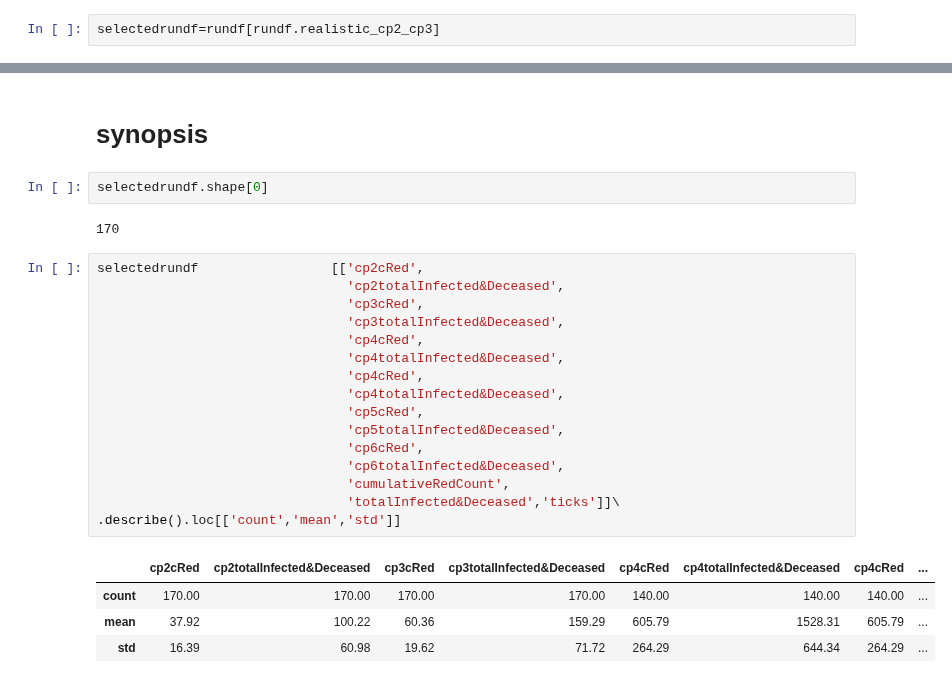
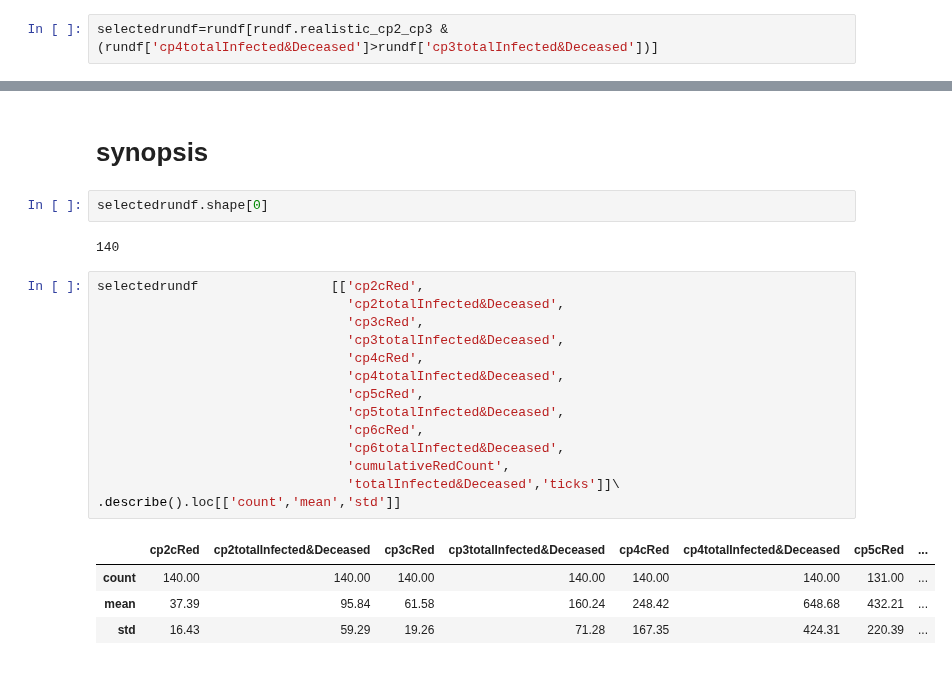
Before and after one commit to terna/readSIsaR_BatchResults, a Jupyter notebook: selectResults10kStableSeedsCPoints_basicControlB_schoolOpenSeptChangingWorld_plusHMlog.ipynb, the cells around one changed output, grey strips where cells are left out. Saved outputs shown, nothing was run; the diff lists cells and outputs as text.

```diff
--- a/selectResults10kStableSeedsCPoints_basicControlB_schoolOpenSeptChangingWorld_plusHMlog.ipynb
+++ b/selectResults10kStableSeedsCPoints_basicControlB_schoolOpenSeptChangingWorld_plusHMlog.ipynb
@@ -238,5 +240,5 @@ rundf[rundf.realistic_cp2_cp3][['cp4cRed',
 # %%
-selectedrundf=rundf[rundf.realistic_cp2_cp3]
+selectedrundf=rundf[rundf.realistic_cp2_cp3 & (rundf['cp4totalInfected&Deceased']>rundf['cp3totalInfected&Deceased'])]
 # %%
 selectedrundf                 [['cp4cRed',
                                 'cp4totalInfected&Deceased','ticks']]\
@@ -356,28 +343,26 @@ cp6=[6,453,"cp6cRed","cp6totalInfected&Deceased"]
 # %%
 selectedrundf.shape[0]
 # %% [output]
-170
+140
 # %%
 selectedrundf                 [['cp2cRed',
                                 'cp2totalInfected&Deceased',
                                 'cp3cRed',
                                 'cp3totalInfected&Deceased',
-                                'cp4cRed',
-                                'cp4totalInfected&Deceased',
                                 'cp4cRed',
                                 'cp4totalInfected&Deceased',
                                 'cp5cRed',
                                 'cp5totalInfected&Deceased',
                                 'cp6cRed',
                                 'cp6totalInfected&Deceased',
                                 'cumulativeRedCount',
                                 'totalInfected&Deceased','ticks']]\
 .describe().loc[['count','mean','std']]
 # %% [output]
-|  | cp2cRed | cp2totalInfected&Deceased | cp3cRed | cp3totalInfected&Deceased | cp4cRed | cp4totalInfected&Deceased | cp4cRed | ... |
-| count | 170.00 | 170.00 | 170.00 | 170.00 | 140.00 | 140.00 | 140.00 | ... |
-| mean | 37.92 | 100.22 | 60.36 | 159.29 | 605.79 | 1528.31 | 605.79 | ... |
-| std | 16.39 | 60.98 | 19.62 | 71.72 | 264.29 | 644.34 | 264.29 | ... |
+|  | cp2cRed | cp2totalInfected&Deceased | cp3cRed | cp3totalInfected&Deceased | cp4cRed | cp4totalInfected&Deceased | cp5cRed | ... |
+| count | 140.00 | 140.00 | 140.00 | 140.00 | 140.00 | 140.00 | 131.00 | ... |
+| mean | 37.39 | 95.84 | 61.58 | 160.24 | 248.42 | 648.68 | 432.21 | ... |
+| std | 16.43 | 59.29 | 19.26 | 71.28 | 167.35 | 424.31 | 220.39 | ... |
 # %%
 tmp=selectedrundf             [['cp2cRed',
                                 'cp2totalInfected&Deceased',
```
Also changed, not shown: parts of 6 cells of this notebook, 1 other file.
